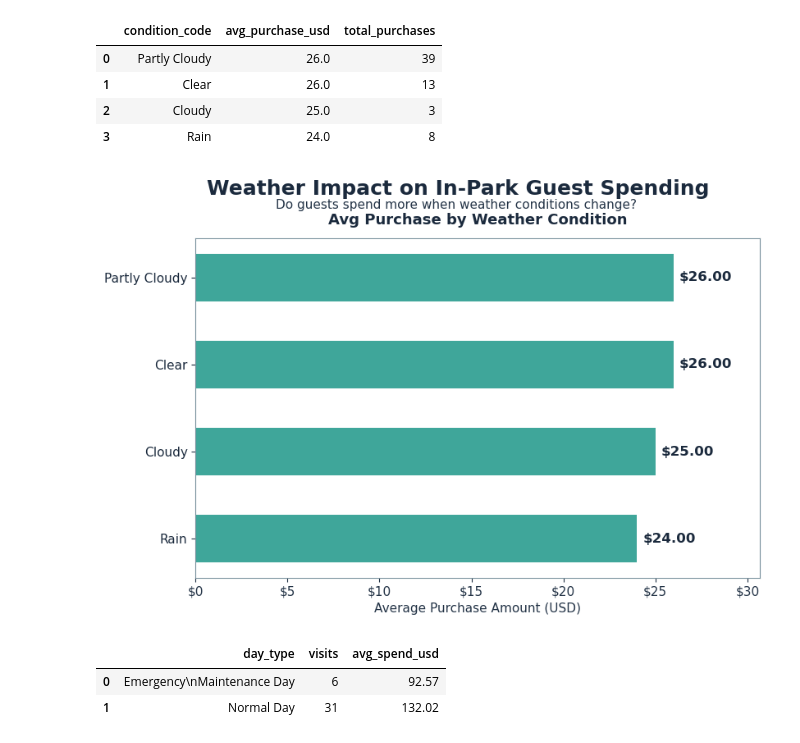
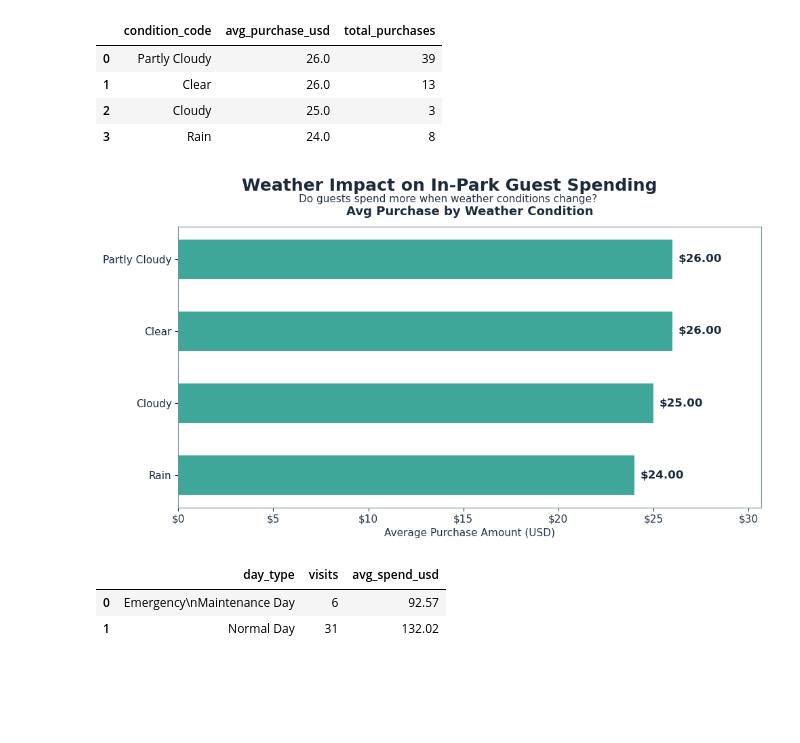
Before and after one commit to ibranova/Theme-Park-Analytics, a Jupyter notebook: Capstone_Project_Expansion /new_figures.ipynb, the cells around one changed output. Saved outputs shown, nothing was run; the diff lists cells and outputs as text; code cells hidden in the pictures; blank space fills up the shorter version.

Commit message:
updated the dimension of the graph

```diff
--- a/Capstone_Project_Expansion /new_figures.ipynb
+++ b/Capstone_Project_Expansion /new_figures.ipynb
@@ -56,7 +56,7 @@ plt.rcParams.update({
     'grid.linewidth': 0.5,
 })
 # %%
-fig1, ax1a = plt.subplots(ncols=1, figsize=(8, 6), sharey=True)
+fig1, ax1a = plt.subplots(ncols=1, figsize=(10, 6), sharey=True)
 fig1.suptitle('Weather Impact on In-Park Guest Spending',
               fontsize=18, fontweight='bold', color=TEXT_PRIMARY, y=0.97)
 fig1.text(0.5, 0.91,
@@ -64,34 +64,35 @@ fig1.text(0.5, 0.91,
           ha='center', fontsize=11, color=TEXT_SECONDARY)
 
 # Color mapping by weather condition
 weather_colors = {
     'Clear': TEAL, 'Partly Cloudy': TEAL,
     'Cloudy': TEAL, 'Rain': TEAL
 }
 colors = [weather_colors.get(c, TEAL) for c in df_weather['condition_code']]
 
 # Left: Horizontal bar chart — avg purchase by condition
 bars = ax1a.barh(df_weather['condition_code'], df_weather['avg_purchase_usd'],
                  color=colors, edgecolor='none', height=0.55, alpha=0.9)
 
 for bar, val in zip(bars, df_weather['avg_purchase_usd']):
     ax1a.text(bar.get_width() + 0.3, bar.get_y() + bar.get_height()/2,
               f'${val:.2f}', va='center', fontsize=12, fontweight='bold',
               color=TEXT_PRIMARY)
 
 ax1a.set_xlabel('Average Purchase Amount (USD)', fontsize=11, color=TEXT_SECONDARY)
 ax1a.set_title('Avg Purchase by Weather Condition', fontsize=13,
                fontweight='bold', color=TEXT_PRIMARY, pad=12)
 ax1a.set_xlim(0, max(df_weather['avg_purchase_usd']) * 1.18)
 ax1a.invert_yaxis()
 ax1a.tick_params(axis='y', labelsize=11, colors=TEXT_PRIMARY)
 ax1a.xaxis.set_major_formatter(mticker.FormatStrFormatter('$%.0f'))
 ax1a.grid(False)
 
 
 fig1.subplots_adjust(top=0.85, bottom=0.16, left=0.10, right=0.96, wspace=0.35)
+plt.savefig('/Users/Marcy_Student/Desktop/Marcy_Projects/Mod3_Final_Project-Theme-Park-Analytics/figures/weather_impact_on_spending.png', dpi=300, bbox_inches='tight')
 # %% [output]
-[figure, old version]
+[figure, new version]
 # %%
 # QUERY 2: Emergency Maintenance vs Guest Spending
 maintenance_spend_query = """
```
Also changed, not shown: parts of 1 cell of this notebook.
